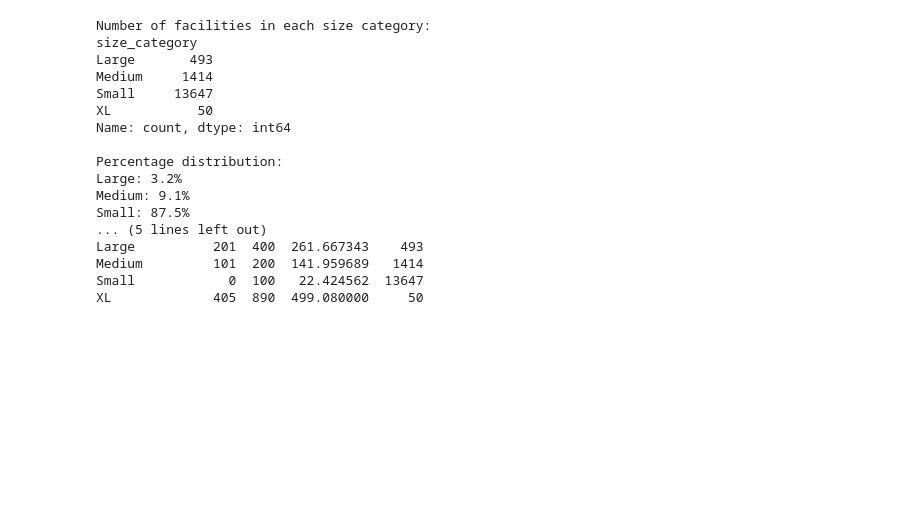
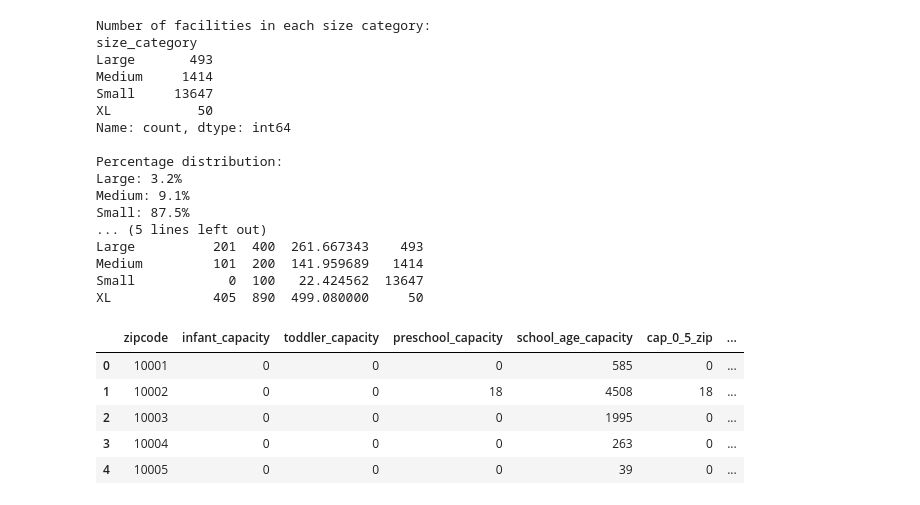
Before and after one commit to chadreadey/Eliminating-Childcare-Deserts-in-NYS-through-Optimization, a Jupyter notebook: Optimization project 1/OptimizationP1.ipynb, the cells around one changed output. Cells and saved outputs as stored; diff of their text form; code cells hidden in the pictures; blank space fills up the shorter version.

```diff
--- a/Optimization project 1/OptimizationP1.ipynb
+++ b/Optimization project 1/OptimizationP1.ipynb
@@ -165,3 +165,31 @@ Large          201  400  261.667343    493
 Medium         101  200  141.959689   1414
 Small            0  100   22.424562  13647
 XL             405  890  499.080000     50
+# %%
+# childcare facility -> ZIP
+# 1) Treat infant/toddler/preschool as 0-5 supply. school_age as 5-12 supply.
+# 2) Compute per-facility:
+cap_0_5_fac = child_care_regulated['infant_capacity'] + child_care_regulated['toddler_capacity'] + child_care_regulated['preschool_capacity']
+cap_5_12_fac = child_care_regulated['school_age_capacity']
+# 3) Aggregate per ZIP:
+childcare_zip = child_care_regulated.groupby('zipcode').agg({
+       'infant_capacity': 'sum',
+       'toddler_capacity': 'sum',
+       'preschool_capacity': 'sum',
+       'school_age_capacity': 'sum'
+   }).reset_index()
+# 4) Create ZIP-level totals:
+childcare_zip['cap_0_5_zip'] = (cap_0_5_fac := child_care_regulated['infant_capacity'] +
+                                        child_care_regulated['toddler_capacity'] +
+                                        child_care_regulated['preschool_capacity']).groupby(child_care_regulated['zipcode']).sum().values
+childcare_zip['cap_5_12_zip'] = (cap_5_12_fac := child_care_regulated['school_age_capacity']).groupby(child_care_regulated['zipcode']).sum().values
+childcare_zip['cap_total_zip'] = childcare_zip['cap_0_5_zip'] + childcare_zip['cap_5_12_zip']
+
+childcare_zip.head()
+# %% [output]
+|  | zipcode | infant_capacity | toddler_capacity | preschool_capacity | school_age_capacity | cap_0_5_zip | ... |
+| 0 | 10001 | 0 | 0 | 0 | 585 | 0 | ... |
+| 1 | 10002 | 0 | 0 | 18 | 4508 | 18 | ... |
+| 2 | 10003 | 0 | 0 | 0 | 1995 | 0 | ... |
+| 3 | 10004 | 0 | 0 | 0 | 263 | 0 | ... |
+| 4 | 10005 | 0 | 0 | 0 | 39 | 0 | ... |
```
Also changed, not shown: parts of 14 cells of this notebook.
